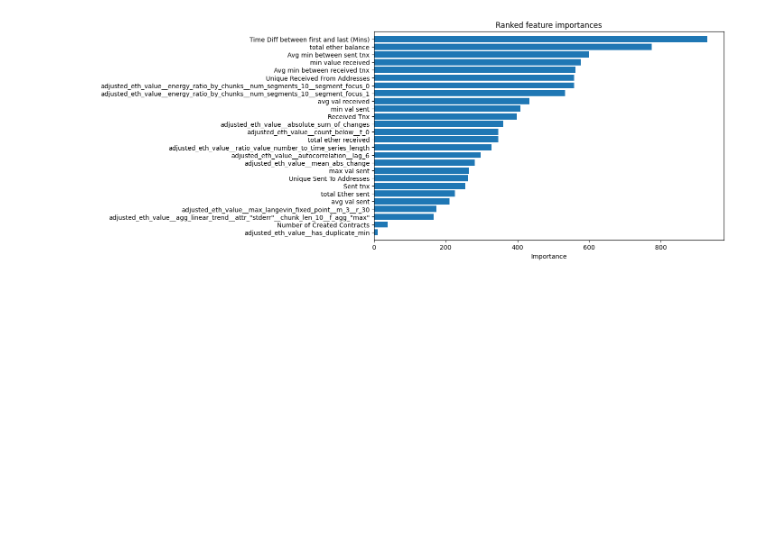
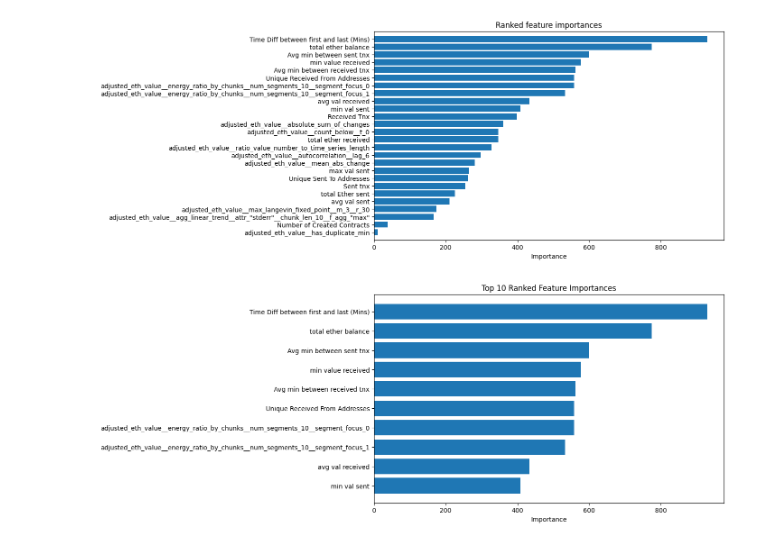
Before and after one commit to shazzad-hasan/ethereum-fraud-detection, a Jupyter notebook: models/LightGBM.ipynb, the cells around one changed output. Drawn from its saved outputs; the diff is of its cells as text; code cells hidden in the pictures; blank space fills up the shorter version.

```diff
--- a/models/LightGBM.ipynb
+++ b/models/LightGBM.ipynb
@@ -185,6 +183,23 @@ plt.xlabel("Importance")
 plt.show();
 # %% [output]
 [figure]
+# %%
+# Plot the top 10 features
+
+indices = np.argsort(feat_importances)[::-1]
+top_indices = indices[:10]
+
+fig, ax = plt.subplots(figsize=(10, 6))
+plt.title("Top 10 Ranked Feature Importances")
+plt.barh(range(10), feat_importances[top_indices], align="center")
+
+features = [feature_list[i] for i in top_indices]
+plt.yticks(range(10), features)
+ax.invert_yaxis()
+plt.xlabel("Importance")
+plt.show()
+# %% [output]
+[figure, added]
 # %%
 # Save the model
 pickle_out = open('/content/drive/MyDrive/ethereum-fraud-detection/saved-models/LightGBM.pickle', 'wb')
```
Also changed, not shown: parts of 1 cell of this notebook.
